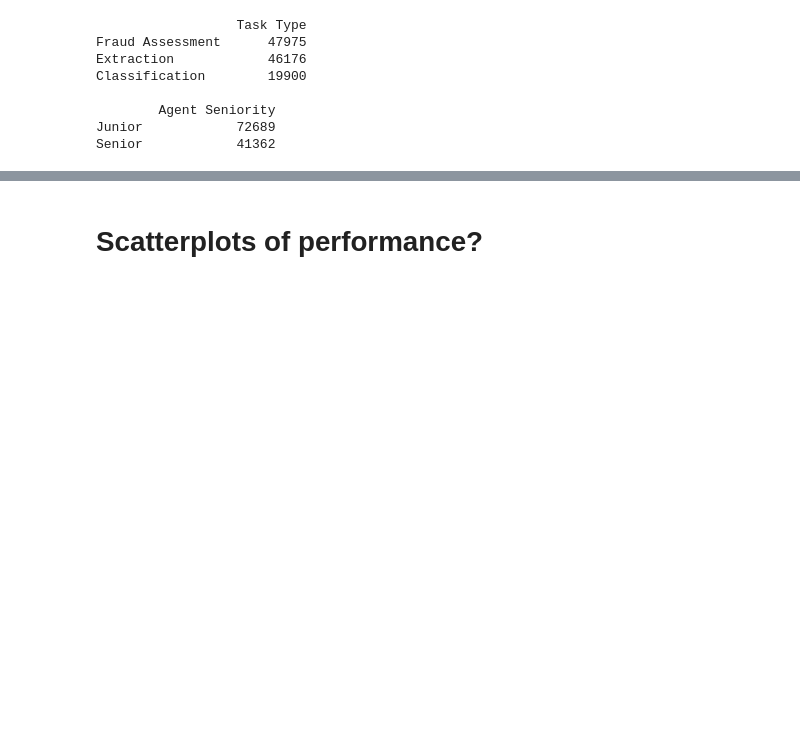
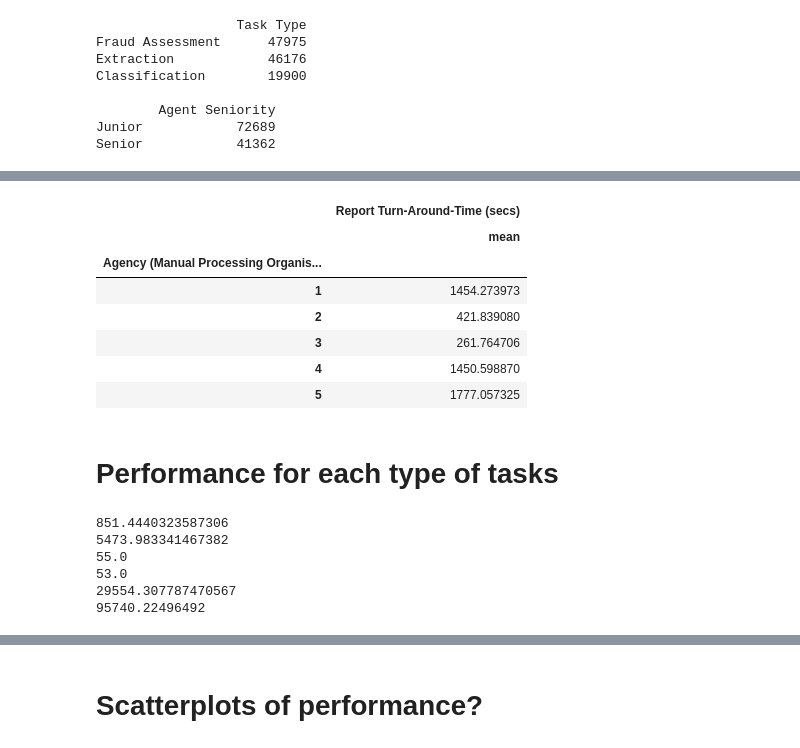
Before and after one commit to jccazes/onfido_assignment, a Jupyter notebook: onfido_assign/notebooks/performance_assessment.ipynb, the cells around one changed output, grey strips where cells are left out. Saved outputs shown, nothing was run; the diff lists cells and outputs as text; code cells hidden in the pictures; blank space fills up the shorter version.

```diff
--- a/onfido_assign/notebooks/performance_assessment.ipynb
+++ b/onfido_assign/notebooks/performance_assessment.ipynb
@@ -210,0 +225,14 @@ overall_perf = work_df.groupby(['Agency (Manual Processing Organisation)','Repor
+# %%
+overall_perf.groupby('Agency (Manual Processing Organisation)') \
+            .agg({('Report Turn-Around-Time (secs)','mean'): 'median'})
+# %% [output]
+|  | Report Turn-Around-Time (secs) |
+|  | mean |
+| Agency (Manual Processing Organis... |  |
+| 1 | 1454.273973 |
+| 2 | 421.839080 |
+| 3 | 261.764706 |
+| 4 | 1450.598870 |
+| 5 | 1777.057325 |
+# %% [markdown]
+# Performance for each type of tasks
@@ -210,0 +253,19 @@ overall_perf = work_df.groupby(['Agency (Manual Processing Organisation)','Repor
+# %%
+# are the tasks longer?
+
+print(h_a[h_a['Report ID'].isin(several_agencies_tasks)]['Task Turn-Around-Time (secs)'].mean())
+print(h_a[h_a['Report ID'].isin(unique_agencies_tasks)]['Task Turn-Around-Time (secs)'].mean())
+
+
+print(h_a[h_a['Report ID'].isin(several_agencies_tasks)]['Task Turn-Around-Time (secs)'].median())
+print(h_a[h_a['Report ID'].isin(unique_agencies_tasks)]['Task Turn-Around-Time (secs)'].median())
+
+print(h_a[h_a['Report ID'].isin(several_agencies_tasks)]['Task Turn-Around-Time (secs)'].std())
+print(h_a[h_a['Report ID'].isin(unique_agencies_tasks)]['Task Turn-Around-Time (secs)'].std())
+# %% [output]
+851.4440323587306
+5473.983341467382
+55.0
+53.0
+29554.307787470567
+95740.22496492
```
Also changed, not shown: parts of 46 cells of this notebook.
